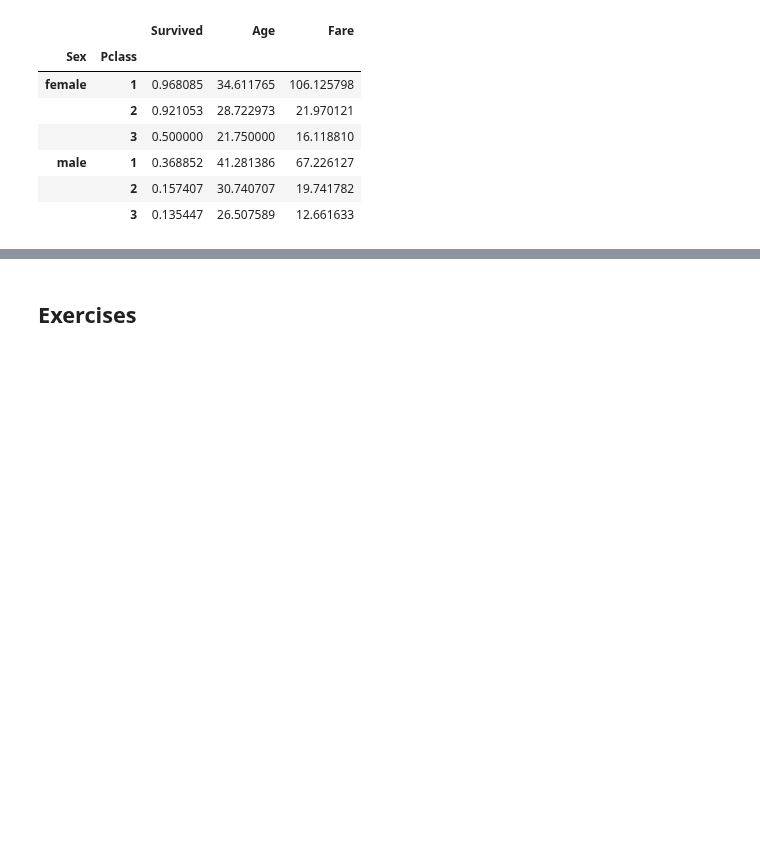
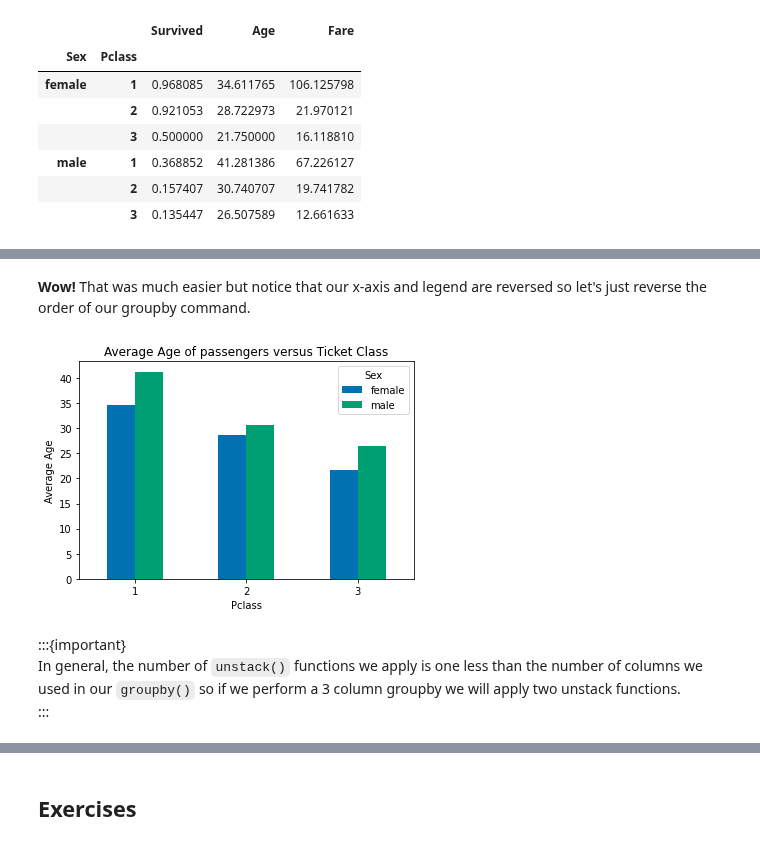
Before and after one commit to sgcorcoran/Python-for-MSE, a Jupyter notebook: lessons_3114/04_closer_look_at_pandas.ipynb, the cells around one changed output, grey strips where cells are left out. Cells and saved outputs as stored; diff of their text form; code cells hidden in the pictures; blank space fills up the shorter version.

```diff
--- a/lessons_3114/04_closer_look_at_pandas.ipynb
+++ b/lessons_3114/04_closer_look_at_pandas.ipynb
@@ -355,0 +264,16 @@ plt.show()
+# %% [markdown]
+**Wow!**  That was much easier but notice that our x-axis and legend are reversed so let's just reverse the order of our groupby command.
+# %%
+dataforbar=data.groupby(['Pclass','Sex']).mean().unstack().loc[:,'Age']
+
+ax2=dataforbar.plot.bar(rot=0)
+ax2.set_ylabel('Average Age')
+ax2.set_title('Average Age of passengers versus Ticket Class')
+
+plt.show()
+# %% [output]
+[figure, added]
+# %% [markdown]
+:::{important}
+In general, the number of `unstack()` functions we apply is one less than the number of columns we used in our `groupby()` so if we perform a 3 column groupby we will apply two unstack functions.
+:::
```
Also changed, not shown: parts of 92 cells of this notebook, 4 other files.
